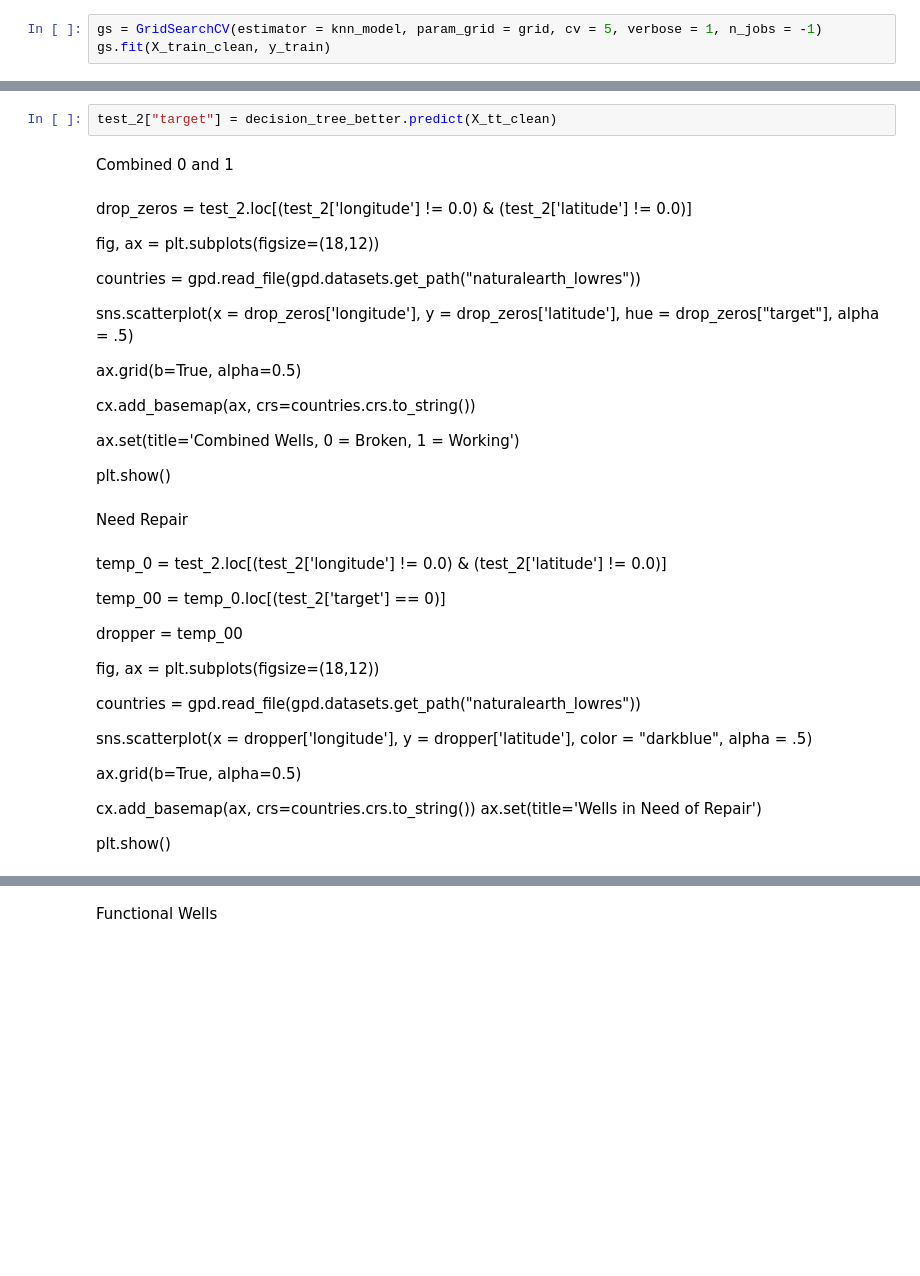
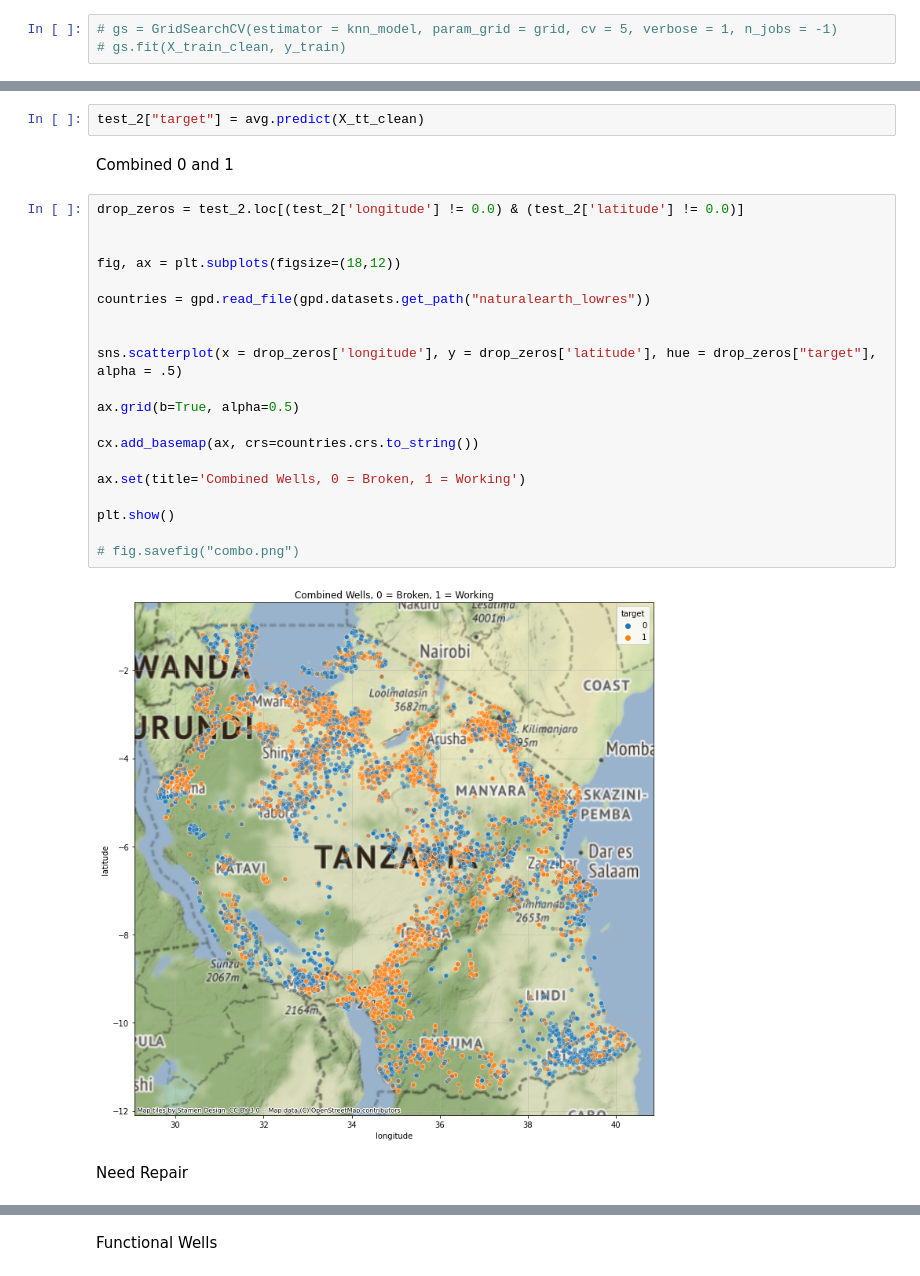
Before and after one commit to njw27/Supervised-ML-For-Tanzanian-Water-Wells, a Jupyter notebook: Group_Notebook.ipynb, the cells around one changed output, grey strips where cells are left out. Saved outputs shown, nothing was run; the diff lists cells and outputs as text; blank space fills up the shorter version.

```diff
--- a/Group_Notebook.ipynb
+++ b/Group_Notebook.ipynb
@@ -452,8 +484,8 @@ grid = {
     'weights' : ['distance']
 }
 # %%
-gs = GridSearchCV(estimator = knn_model, param_grid = grid, cv = 5, verbose = 1, n_jobs = -1)
-gs.fit(X_train_clean, y_train)
+# gs = GridSearchCV(estimator = knn_model, param_grid = grid, cv = 5, verbose = 1, n_jobs = -1)
+# gs.fit(X_train_clean, y_train)
 # %% [output]
 Fitting 5 folds for each of 4 candidates, totalling 20 fits
 [Parallel(n_jobs=-1)]: Using backend LokyBackend with 10 concurrent workers.
@@ -682,45 +712,28 @@ target = pd.DataFrame(decision_tree_better.predict(X_tt_clean))
 # %%
-test_2["target"] = decision_tree_better.predict(X_tt_clean)
+test_2["target"] = avg.predict(X_tt_clean)
 # %% [markdown]
 Combined 0 and 1
-# %% [markdown]
-drop_zeros = test_2.loc[(test_2['longitude'] != 0.0) & (test_2['latitude'] != 0.0)]
-
-
-fig, ax = plt.subplots(figsize=(18,12))
-
-countries = gpd.read_file(gpd.datasets.get_path("naturalearth_lowres"))
-
-
-sns.scatterplot(x = drop_zeros['longitude'], y = drop_zeros['latitude'], hue = drop_zeros["target"], alpha = .5)
-
-ax.grid(b=True, alpha=0.5)
-
-cx.add_basemap(ax, crs=countries.crs.to_string())
-
-ax.set(title='Combined Wells, 0 = Broken, 1 = Working')
-
-plt.show()
+# %%
+drop_zeros = test_2.loc[(test_2['longitude'] != 0.0) & (test_2['latitude'] != 0.0)]
+
+
+fig, ax = plt.subplots(figsize=(18,12))
+
+countries = gpd.read_file(gpd.datasets.get_path("naturalearth_lowres"))
+
+
+sns.scatterplot(x = drop_zeros['longitude'], y = drop_zeros['latitude'], hue = drop_zeros["target"], alpha = .5)
+
+ax.grid(b=True, alpha=0.5)
+
+cx.add_basemap(ax, crs=countries.crs.to_string())
+
+ax.set(title='Combined Wells, 0 = Broken, 1 = Working')
+
+plt.show()
+
+# fig.savefig("combo.png")
+# %% [output]
+[figure, added]
 # %% [markdown]
 Need Repair
-# %% [markdown]
-temp_0 = test_2.loc[(test_2['longitude'] != 0.0) & (test_2['latitude'] != 0.0)]
-
-
-temp_00 = temp_0.loc[(test_2['target'] == 0)]
-
-dropper = temp_00
-
-fig, ax = plt.subplots(figsize=(18,12))
-
-countries = gpd.read_file(gpd.datasets.get_path("naturalearth_lowres"))
-
-sns.scatterplot(x = dropper['longitude'], y = dropper['latitude'], color = "darkblue", alpha = .5)
-
-ax.grid(b=True, alpha=0.5)
-
-cx.add_basemap(ax, crs=countries.crs.to_string())
-ax.set(title='Wells in Need of Repair')
-
-
-plt.show()
```
Also changed, not shown: parts of 28 cells of this notebook.
